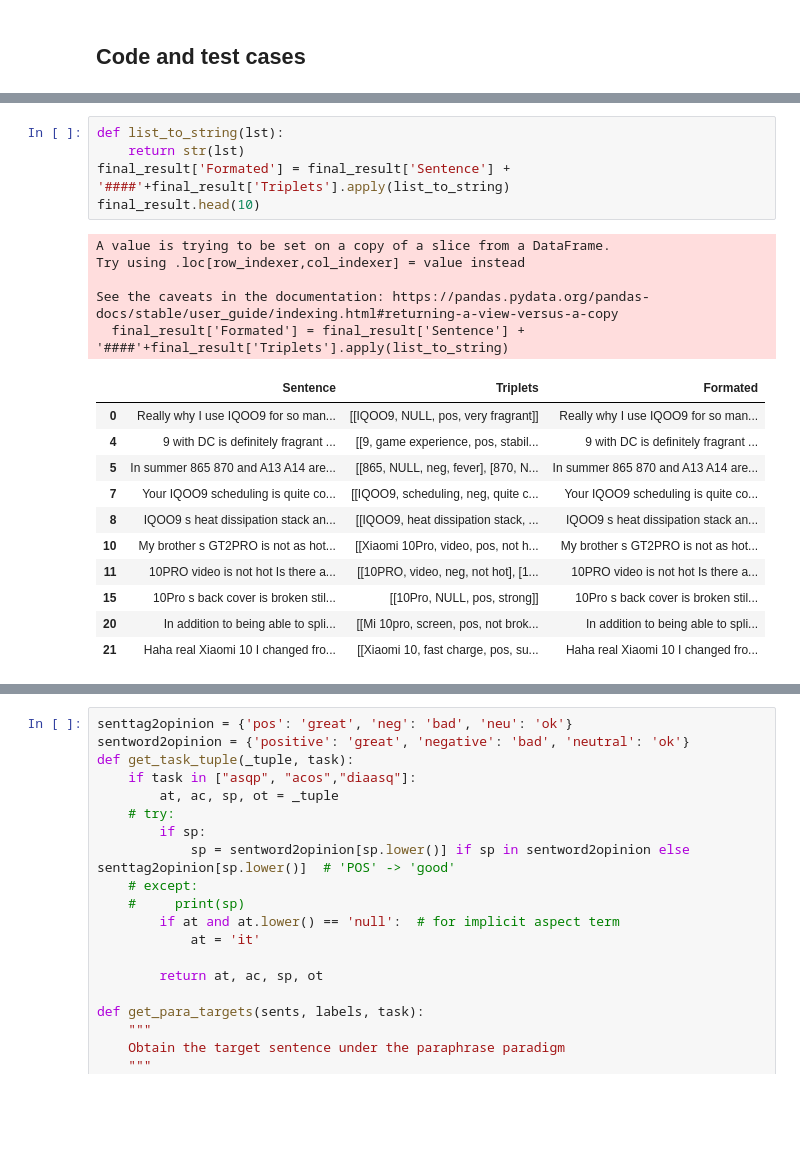
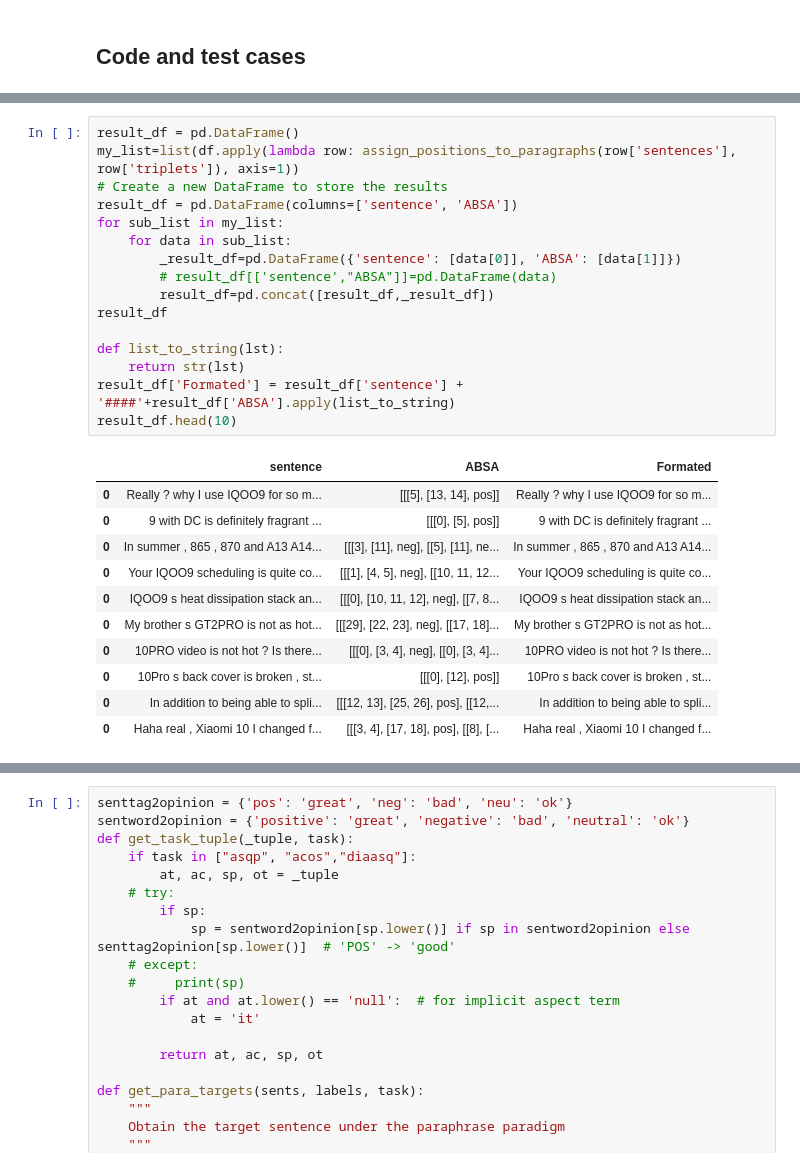
Before and after one commit to hkhnhan1994/DiaASQ, a Jupyter notebook: DiaASQ.ipynb, the cells around one changed output, grey strips where cells are left out. Cells and saved outputs as stored; diff of their text form; blank space fills up the shorter version.

```diff
--- a/DiaASQ.ipynb
+++ b/DiaASQ.ipynb
@@ -385,23 +282,29 @@ Number of rows with empty lists in 'Triplets': 3210
-# %%
-def list_to_string(lst):
-    return str(lst)
-final_result['Formated'] = final_result['Sentence'] + '####'+final_result['Triplets'].apply(list_to_string)
-final_result.head(10)
-# %% [output]
-A value is trying to be set on a copy of a slice from a DataFrame.
-Try using .loc[row_indexer,col_indexer] = value instead
-
-See the caveats in the documentation: https://pandas.pydata.org/pandas-docs/stable/user_guide/indexing.html#returning-a-view-versus-a-copy
-  final_result['Formated'] = final_result['Sentence'] + '####'+final_result['Triplets'].apply(list_to_string)
-|  | Sentence | Triplets | Formated |
-| 0 | Really why I use IQOO9 for so man... | [[IQOO9, NULL, pos, very fragrant]] | Really why I use IQOO9 for so man... |
-| 4 | 9 with DC is definitely fragrant ... | [[9, game experience, pos, stabil... | 9 with DC is definitely fragrant ... |
-| 5 | In summer 865 870 and A13 A14 are... | [[865, NULL, neg, fever], [870, N... | In summer 865 870 and A13 A14 are... |
-| 7 | Your IQOO9 scheduling is quite co... | [[IQOO9, scheduling, neg, quite c... | Your IQOO9 scheduling is quite co... |
-| 8 | IQOO9 s heat dissipation stack an... | [[IQOO9, heat dissipation stack, ... | IQOO9 s heat dissipation stack an... |
-| 10 | My brother s GT2PRO is not as hot... | [[Xiaomi 10Pro, video, pos, not h... | My brother s GT2PRO is not as hot... |
-| 11 | 10PRO video is not hot Is there a... | [[10PRO, video, neg, not hot], [1... | 10PRO video is not hot Is there a... |
-| 15 | 10Pro s back cover is broken stil... | [[10Pro, NULL, pos, strong]] | 10Pro s back cover is broken stil... |
-| 20 | In addition to being able to spli... | [[Mi 10pro, screen, pos, not brok... | In addition to being able to spli... |
-| 21 | Haha real Xiaomi 10 I changed fro... | [[Xiaomi 10, fast charge, pos, su... | Haha real Xiaomi 10 I changed fro... |
+# %%
+result_df = pd.DataFrame()
+my_list=list(df.apply(lambda row: assign_positions_to_paragraphs(row['sentences'], row['triplets']), axis=1))
+# Create a new DataFrame to store the results
+result_df = pd.DataFrame(columns=['sentence', 'ABSA'])
+for sub_list in my_list:
+    for data in sub_list:
+        _result_df=pd.DataFrame({'sentence': [data[0]], 'ABSA': [data[1]]})
+        # result_df[['sentence',"ABSA"]]=pd.DataFrame(data)
+        result_df=pd.concat([result_df,_result_df])
+result_df
+
+def list_to_string(lst):
+    return str(lst)
+result_df['Formated'] = result_df['sentence'] + '####'+result_df['ABSA'].apply(list_to_string)
+result_df.head(10)
+# %% [output]
+|  | sentence | ABSA | Formated |
+| 0 | Really ? why I use IQOO9 for so m... | [[[5], [13, 14], pos]] | Really ? why I use IQOO9 for so m... |
+| 0 | 9 with DC is definitely fragrant ... | [[[0], [5], pos]] | 9 with DC is definitely fragrant ... |
+| 0 | In summer , 865 , 870 and A13 A14... | [[[3], [11], neg], [[5], [11], ne... | In summer , 865 , 870 and A13 A14... |
+| 0 | Your IQOO9 scheduling is quite co... | [[[1], [4, 5], neg], [[10, 11, 12... | Your IQOO9 scheduling is quite co... |
+| 0 | IQOO9 s heat dissipation stack an... | [[[0], [10, 11, 12], neg], [[7, 8... | IQOO9 s heat dissipation stack an... |
+| 0 | My brother s GT2PRO is not as hot... | [[[29], [22, 23], neg], [[17, 18]... | My brother s GT2PRO is not as hot... |
+| 0 | 10PRO video is not hot ? Is there... | [[[0], [3, 4], neg], [[0], [3, 4]... | 10PRO video is not hot ? Is there... |
+| 0 | 10Pro s back cover is broken , st... | [[[0], [12], pos]] | 10Pro s back cover is broken , st... |
+| 0 | In addition to being able to spli... | [[[12, 13], [25, 26], pos], [[12,... | In addition to being able to spli... |
+| 0 | Haha real , Xiaomi 10 I changed f... | [[[3, 4], [17, 18], pos], [[8], [... | Haha real , Xiaomi 10 I changed f... |
 # %%
```
Also changed, not shown: parts of 8 cells of this notebook, 6 other files.
